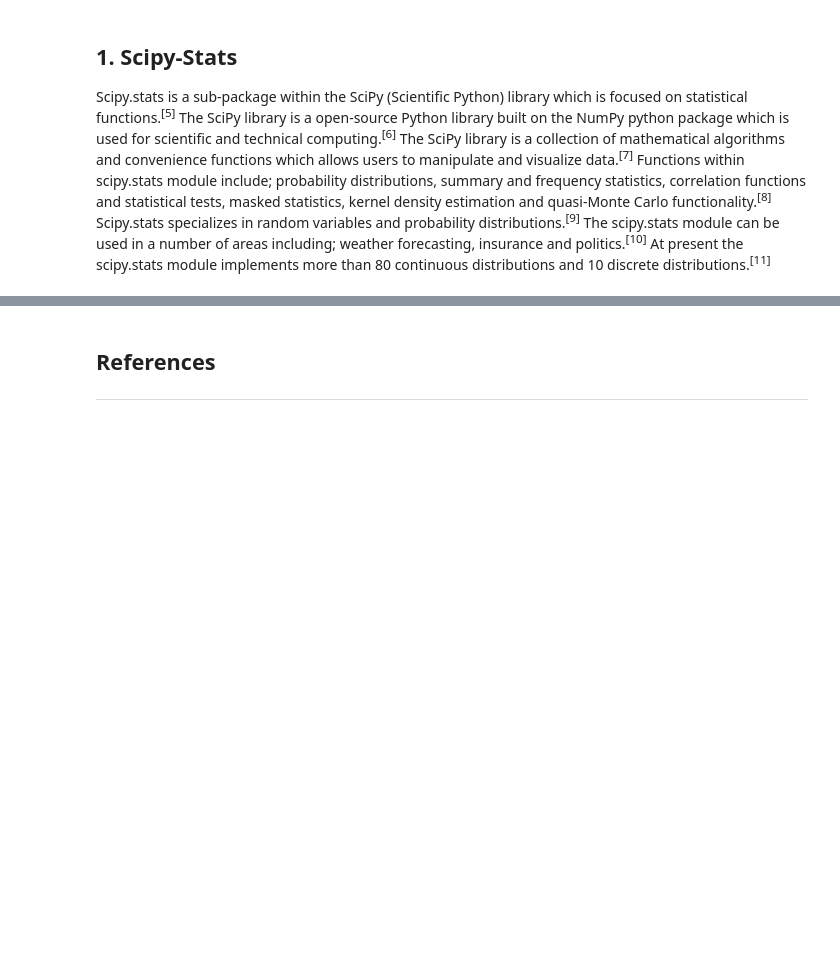
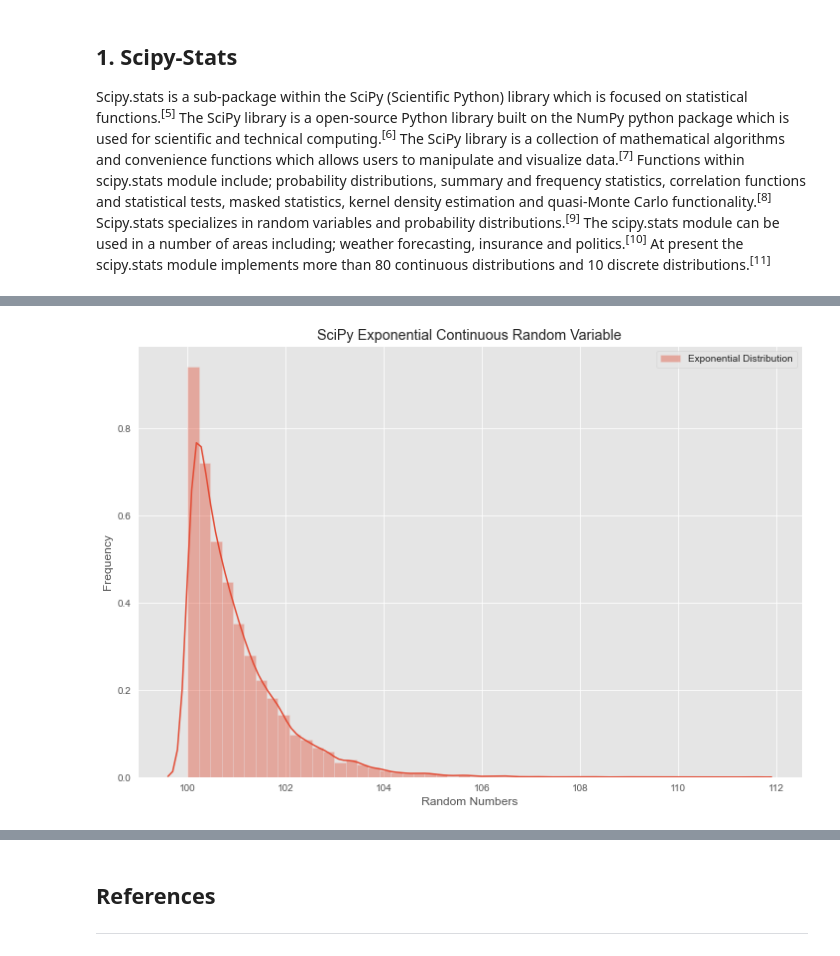
Before and after one commit to JPLee01/Machine_Learning_and_Statistics, a Jupyter notebook: scipy-stats.ipynb, the cells around one changed output, grey strips where cells are left out. Cells and saved outputs as stored; diff of their text form; code cells hidden in the pictures; blank space fills up the shorter version.

```diff
--- a/scipy-stats.ipynb
+++ b/scipy-stats.ipynb
@@ -71,0 +123,18 @@ A complete listing of the scipy.stats functions can be obtained using the functi
+# %%
+#Import the expon sub-class from scipy.stats
+from scipy.stats import expon
+
+
+#Generate exponential distribution from scipy.stats
+#Set mean (loc) to 100
+#Set sample sie to 10000
+expon_dist = expon.rvs(loc=100, size=10000)
+
+sns.distplot(expon_dist, label="Exponential Distribution")
+plt.legend(loc='best')
+plt.title("SciPy Exponential Continuous Random Variable")
+plt.xlabel("Random Numbers")
+plt.ylabel("Frequency")
+plt.show()
+# %% [output]
+[figure, added]
```
Also changed, not shown: parts of 20 cells of this notebook, 1 other file.
